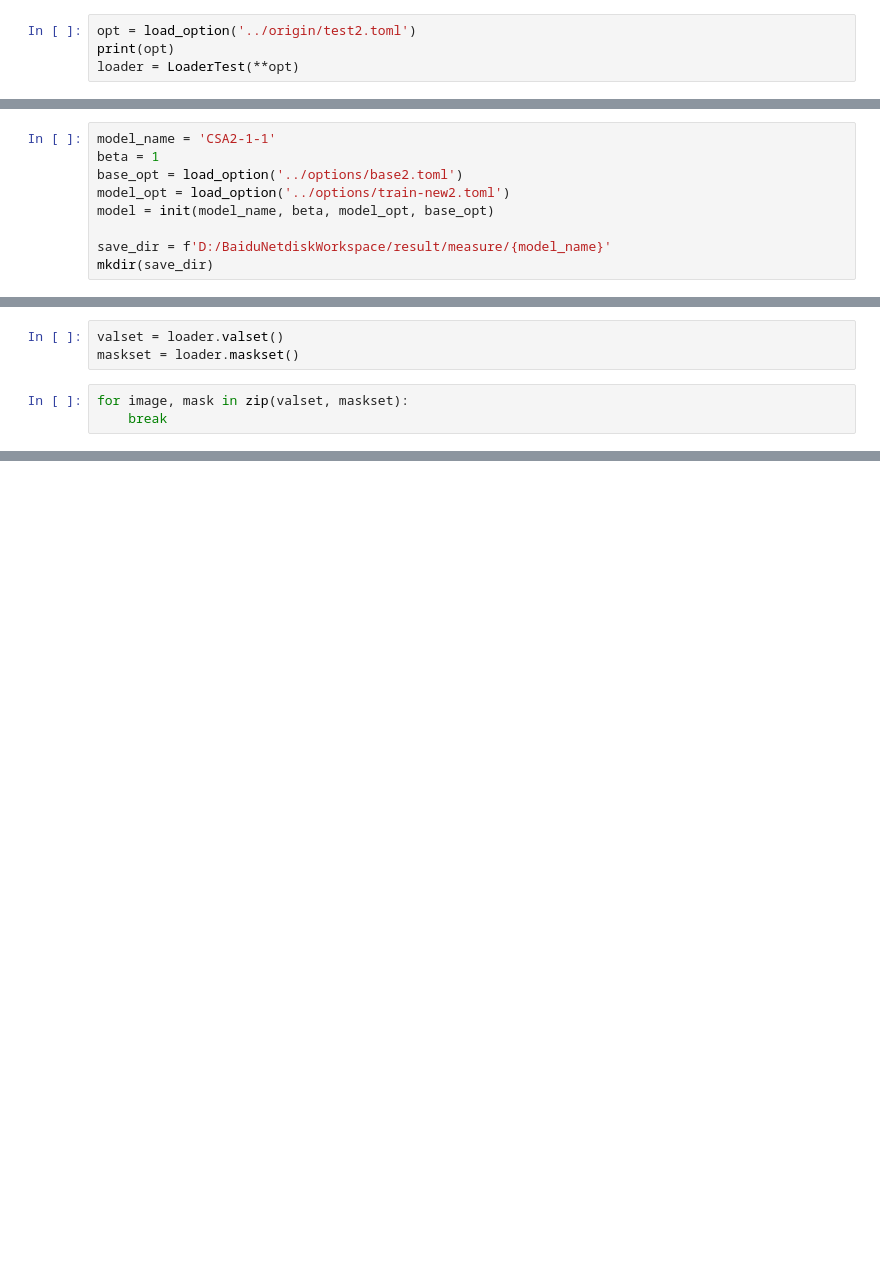
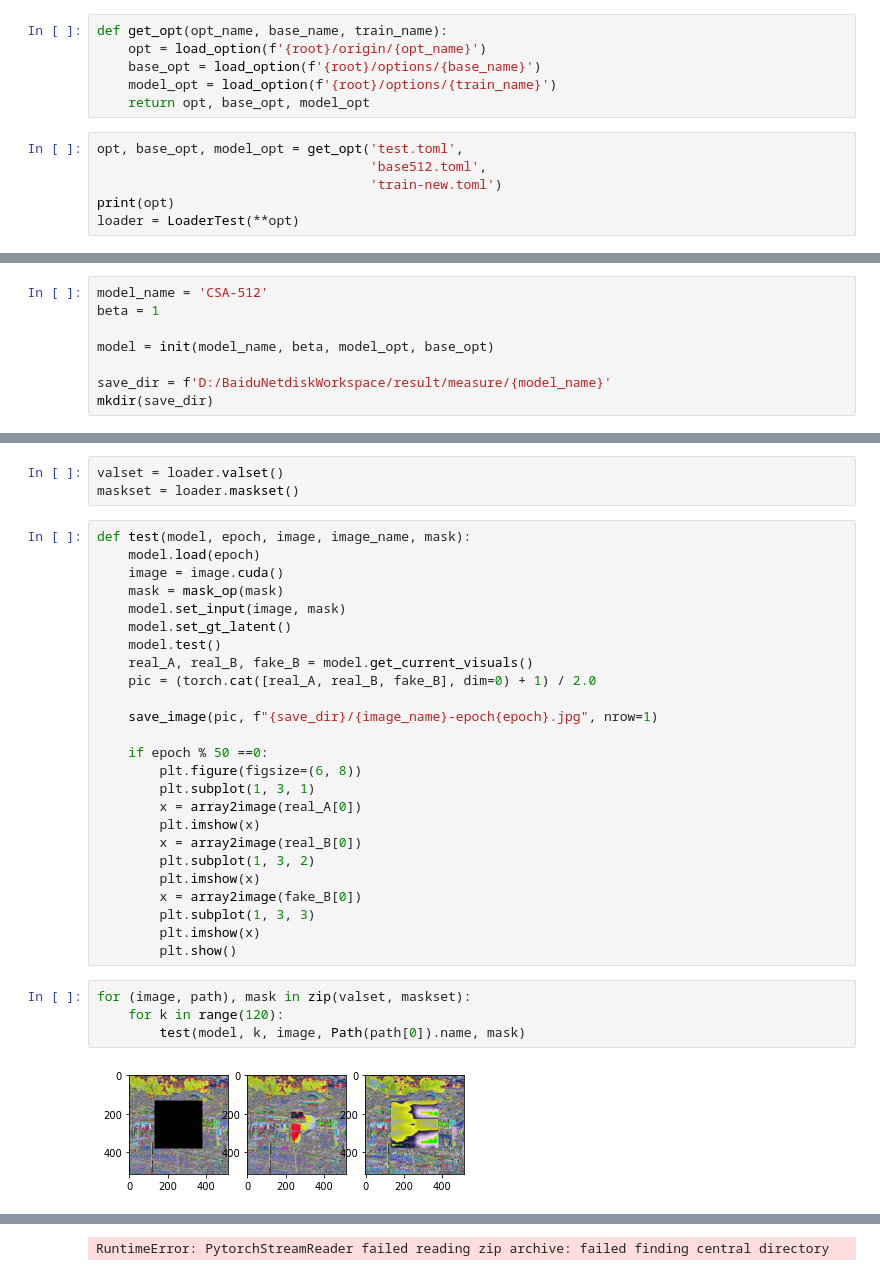
Before and after one commit to SanstyleLab/pytorch-book, a Jupyter notebook: docs/use/02_test.ipynb, the cells around one changed output, grey strips where cells are left out. Saved outputs shown, nothing was run; the diff lists cells and outputs as text; blank space fills up the shorter version.

```diff
--- a/docs/use/02_test.ipynb
+++ b/docs/use/02_test.ipynb
@@ -12,8 +13,16 @@ from tools.file import mkdir
 from utils.torch_loader_all import LoaderTest
 from tools.toml import load_option
 from app import  init, mask_op, array2image
+# %%
+def get_opt(opt_name, base_name, train_name):
+    opt = load_option(f'{root}/origin/{opt_name}')
+    base_opt = load_option(f'{root}/options/{base_name}')
+    model_opt = load_option(f'{root}/options/{train_name}')
+    return opt, base_opt, model_opt
 # %%
-opt = load_option('../origin/test2.toml')
+opt, base_opt, model_opt = get_opt('test.toml',
+                                   'base512.toml',
+                                   'train-new.toml')
 print(opt)
 loader = LoaderTest(**opt)
 # %% [output]
@@ -21,8 +30,7 @@ loader = LoaderTest(**opt)
 # %%
-model_name = 'CSA2-1-1'
+model_name = 'CSA-512'
 beta = 1
-base_opt = load_option('../options/base2.toml')
-model_opt = load_option('../options/train-new2.toml')
+
 model = init(model_name, beta, model_opt, base_opt)
 
 save_dir = f'D:/BaiduNetdiskWorkspace/result/measure/{model_name}'
@@ -48,6 +56,34 @@ Total number of parameters: 10487296
 # %%
 valset = loader.valset()
 maskset = loader.maskset()
+# %%
+def test(model, epoch, image, image_name, mask):
+    model.load(epoch)
+    image = image.cuda()
+    mask = mask_op(mask)
+    model.set_input(image, mask)
+    model.set_gt_latent()
+    model.test()
+    real_A, real_B, fake_B = model.get_current_visuals()
+    pic = (torch.cat([real_A, real_B, fake_B], dim=0) + 1) / 2.0
+
+    save_image(pic, f"{save_dir}/{image_name}-epoch{epoch}.jpg", nrow=1)
+
+    if epoch % 50 ==0:
+        plt.figure(figsize=(6, 8))
+        plt.subplot(1, 3, 1)
+        x = array2image(real_A[0])
+        plt.imshow(x)
+        x = array2image(real_B[0])
+        plt.subplot(1, 3, 2)
+        plt.imshow(x)
+        x = array2image(fake_B[0])
+        plt.subplot(1, 3, 3)
+        plt.imshow(x)
+        plt.show()
 # %%
-for image, mask in zip(valset, maskset):
-    break
+for (image, path), mask in zip(valset, maskset):
+    for k in range(120):
+        test(model, k, image, Path(path[0]).name, mask)
+# %% [output]
+[figure, added]
@@ -53,0 +91 @@ for image, mask in zip(valset, maskset):
+RuntimeError: PytorchStreamReader failed reading zip archive: failed finding central directory
```
Also changed, not shown: parts of 8 cells of this notebook, 10 other files.
